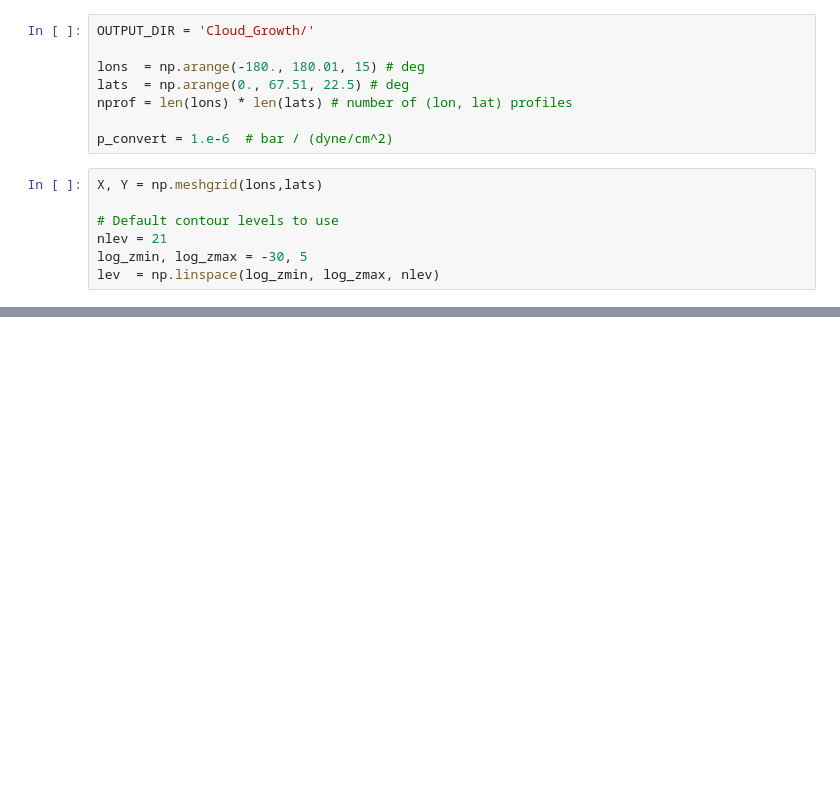
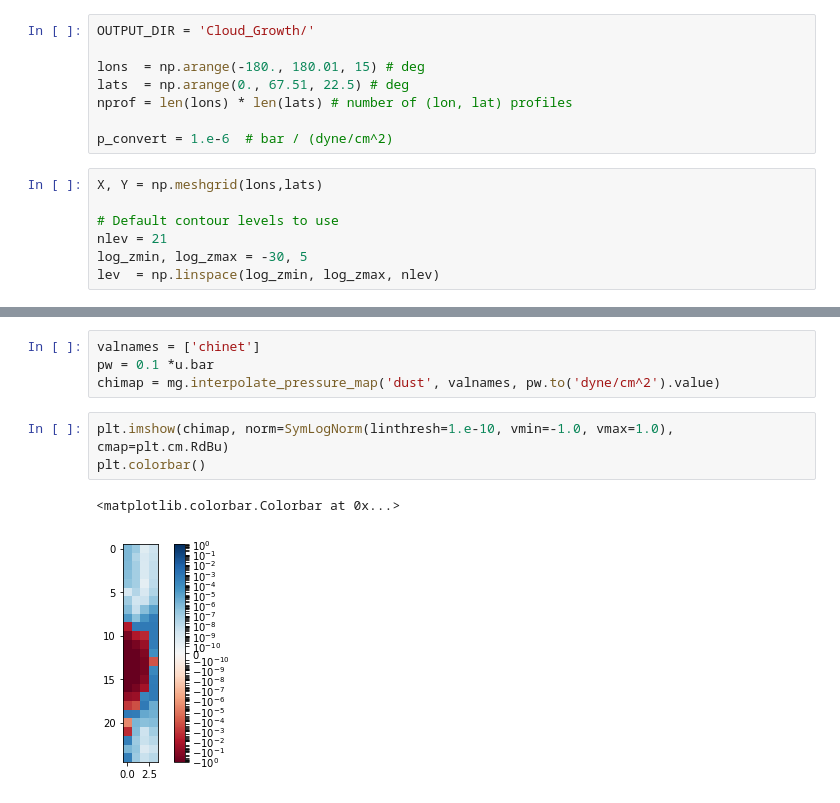
Before and after one commit to eblur/cloudacademyMap, a Jupyter notebook: notebooks/test_map_growth.ipynb, the cells around one changed output, grey strips where cells are left out. Cells and saved outputs as stored; diff of their text form; blank space fills up the shorter version.

```diff
--- a/notebooks/test_map_growth.ipynb
+++ b/notebooks/test_map_growth.ipynb
@@ -39,0 +56,10 @@ Text(0.5, 1.0, '10 mbar')
+# %%
+valnames = ['chinet']
+pw = 0.1 *u.bar
+chimap = mg.interpolate_pressure_map('dust', valnames, pw.to('dyne/cm^2').value)
+# %%
+plt.imshow(chimap, norm=SymLogNorm(linthresh=1.e-10, vmin=-1.0, vmax=1.0), cmap=plt.cm.RdBu)
+plt.colorbar()
+# %% [output]
+<matplotlib.colorbar.Colorbar at 0x...>
+[figure, added]
```
Also changed, not shown: parts of 8 cells of this notebook, 1 other file.
